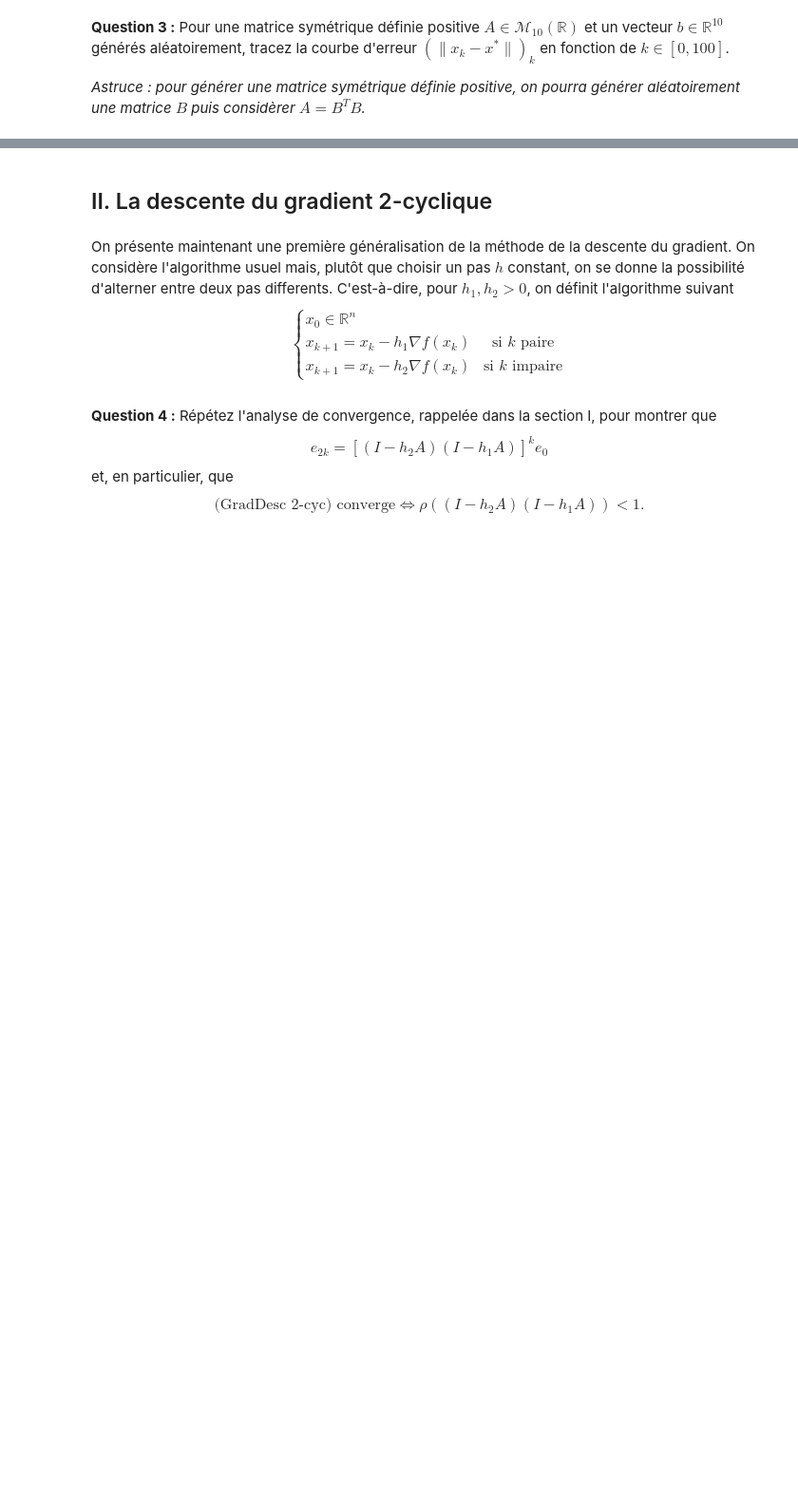
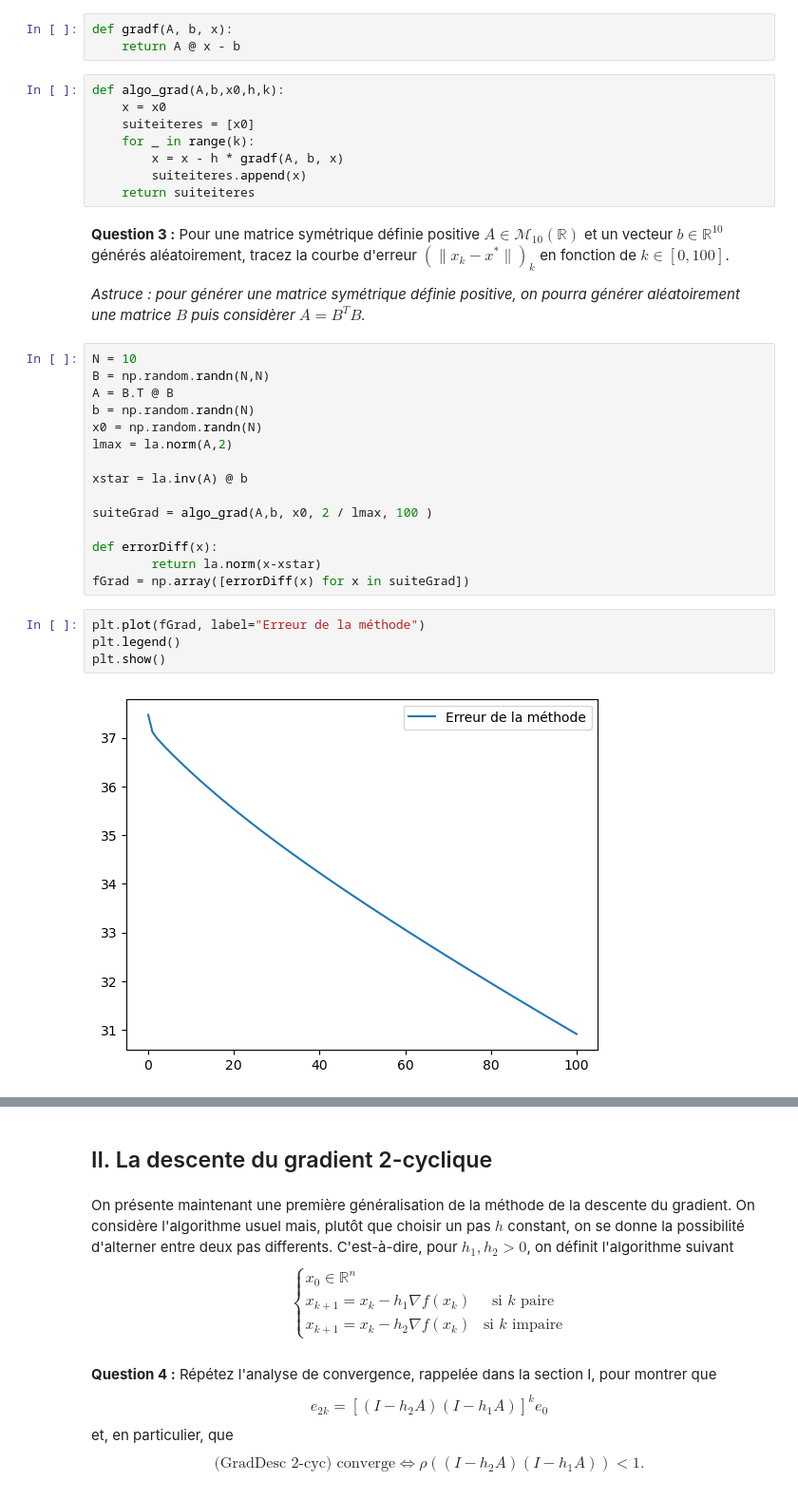
Before and after one commit to AmaelMSC/DmOpti, a Jupyter notebook: DM_2025.ipynb, the cells around one changed output, grey strips where cells are left out. Shown: that part at 95% size. Saved outputs shown, nothing was run; the diff lists cells and outputs as text; blank space fills up the shorter version.

```diff
--- a/DM_2025.ipynb
+++ b/DM_2025.ipynb
@@ -83,10 +108,42 @@ $$
 **Question 2 :** Écrivez la fonction `GradDesc(A,b, x0, h, k) ` qui applique l'algorithme du gradient à pas fixe à $f$, en partant de `x0` avec un pas de temps `h` qui
 - s'arrête après $k$ itérations,
 - renvoie la suite des itérés $(x_k)_k$ générée par l'algorithme $\text{(GradDesc)}$.
+# %%
+def gradf(A, b, x):
+    return A @ x - b
+# %%
+def algo_grad(A,b,x0,h,k):
+    x = x0
+    suiteiteres = [x0]
+    for _ in range(k):
+        x = x - h * gradf(A, b, x)
+        suiteiteres.append(x)
+    return suiteiteres
 # %% [markdown]
 **Question 3 :** Pour une matrice symétrique définie positive $A \in \mathcal{M}_{10} (\mathbb{R})$ et un vecteur $b \in \mathbb{R}^{10}$ générés aléatoirement, tracez la courbe d'erreur $(\| x_k - x^* \|)_k$ en fonction de $k \in [0,100]$.
 
 *Astruce : pour générer une matrice symétrique définie positive, on pourra générer aléatoirement une matrice $B$ puis considèrer $A = B^TB$.*
+# %%
+N = 10
+B = np.random.randn(N,N)
+A = B.T @ B
+b = np.random.randn(N)
+x0 = np.random.randn(N)
+lmax = la.norm(A,2)
+
+xstar = la.inv(A) @ b
+
+suiteGrad = algo_grad(A,b, x0, 2 / lmax, 100 )
+
+def errorDiff(x):
+        return la.norm(x-xstar)
+fGrad = np.array([errorDiff(x) for x in suiteGrad])
+# %%
+plt.plot(fGrad, label="Erreur de la méthode")
+plt.legend()
+plt.show()
+# %% [output]
+[figure, added]
 # %% [markdown]
 ### Une autre interprétation du pas optimal
 On presente maintenant une autre interpretation du problème pour obtenir le pas optimal. Cette interprétation se prête mieux à l'introduire de la méthode à pas cyclique. On peut observer que :
```
Also changed, not shown: parts of 12 cells of this notebook.
